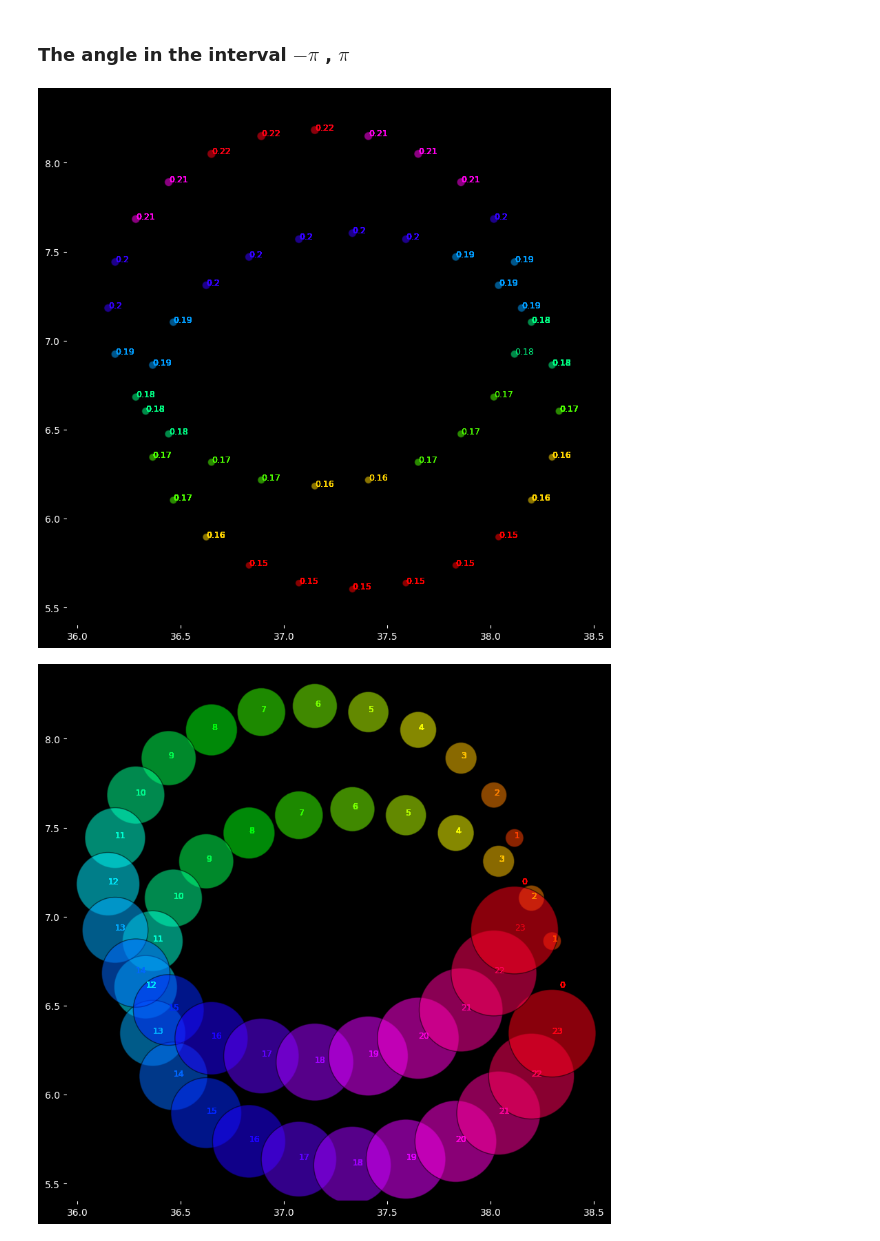
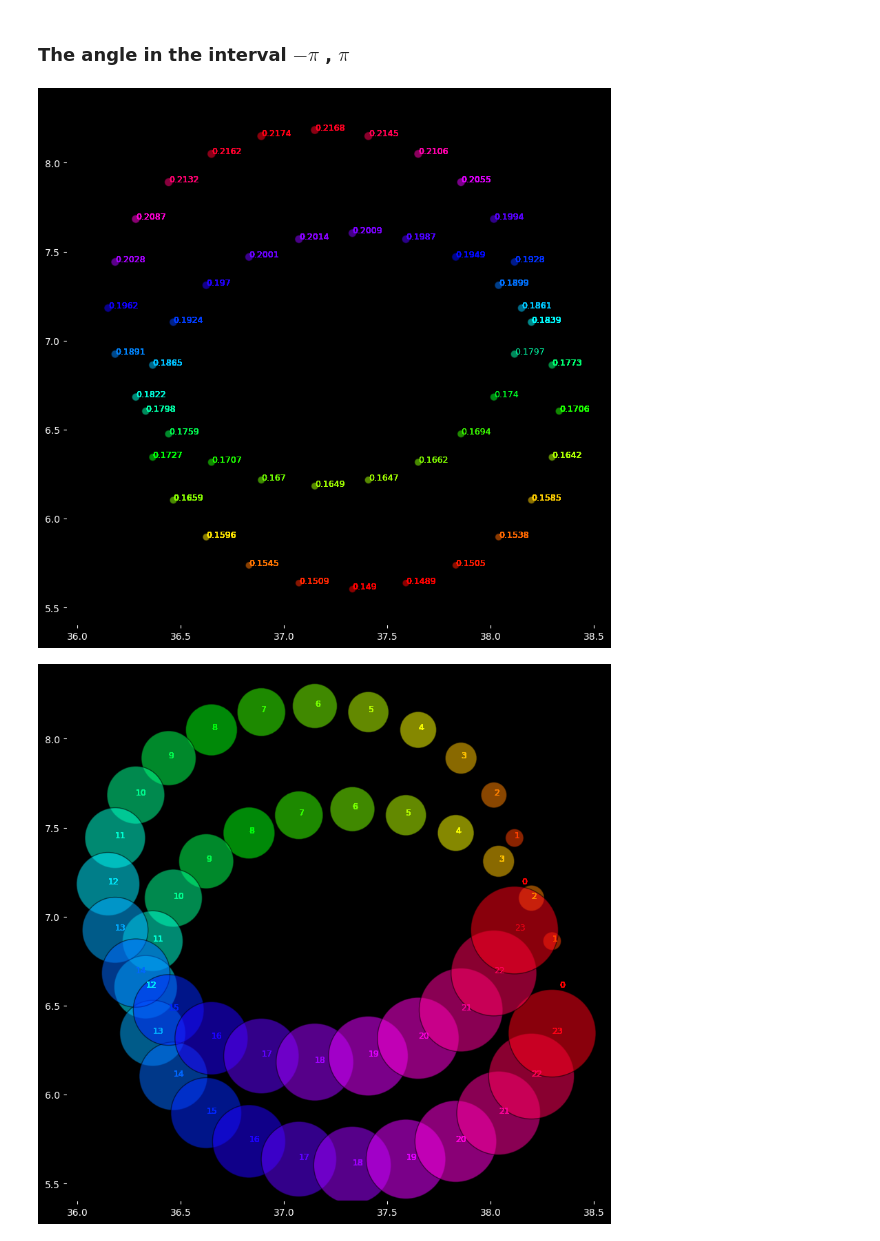
Before and after one commit to fbunc/time_atlas_example, a Jupyter notebook: readme.ipynb, the cells around one changed output. Cells and saved outputs as stored; diff of their text form; code cells hidden in the pictures.

```diff
--- a/readme.ipynb
+++ b/readme.ipynb
@@ -266,26 +266,26 @@ cf.get_atlas_video_text(
 # %%
 T_o=24
 w_o=(2*np.pi)/T_o
 atlas_in=atlas_filter_1[0:24*2]
 n=np.arange(len(atlas_in),dtype='float')
-symbol_in=np.round(np.angle(atlas_in),2)
+symbol_in=np.round(np.angle(atlas_in),4)
 
 cf.get_atlas_video_text(
     atlas_in=atlas_in,
     symbol=symbol_in,
     fps=1,
     colormap=plt.cm.hsv,
     output_path='./readme/the_hourly_angle_for_a_day_2.mp4',
     variable_size=1,
     fixed_size=90,
     padding=0.2,
     sx=10,
     sy=10,
     text_size=9,
     alpha=0.54
 )
 # %% [output]
-[figure, old version]
+[figure, new version]
 # %%
 T_o=24
 w_o=(2*np.pi)/T_o
```
Also changed, not shown: parts of 3 cells of this notebook, 2 other files.
